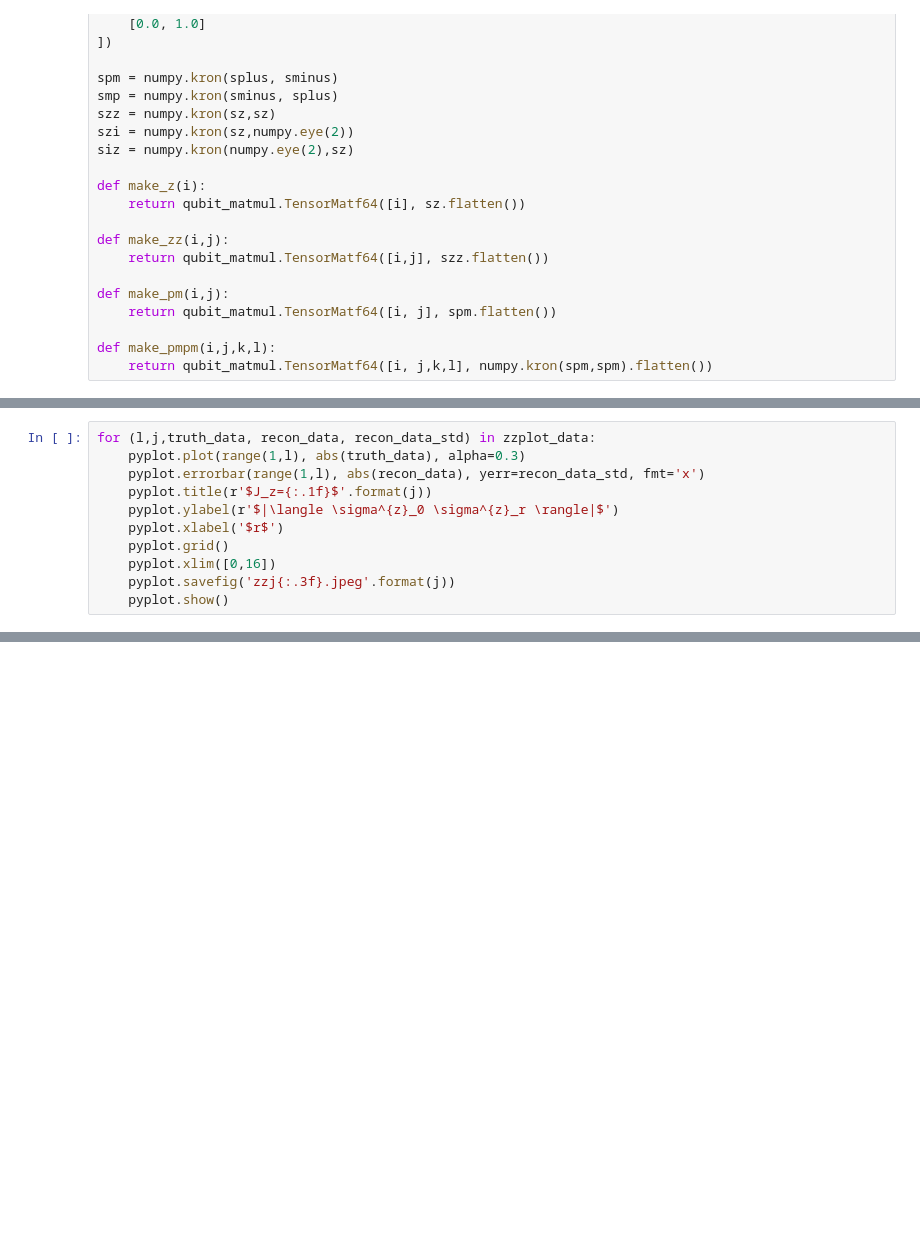
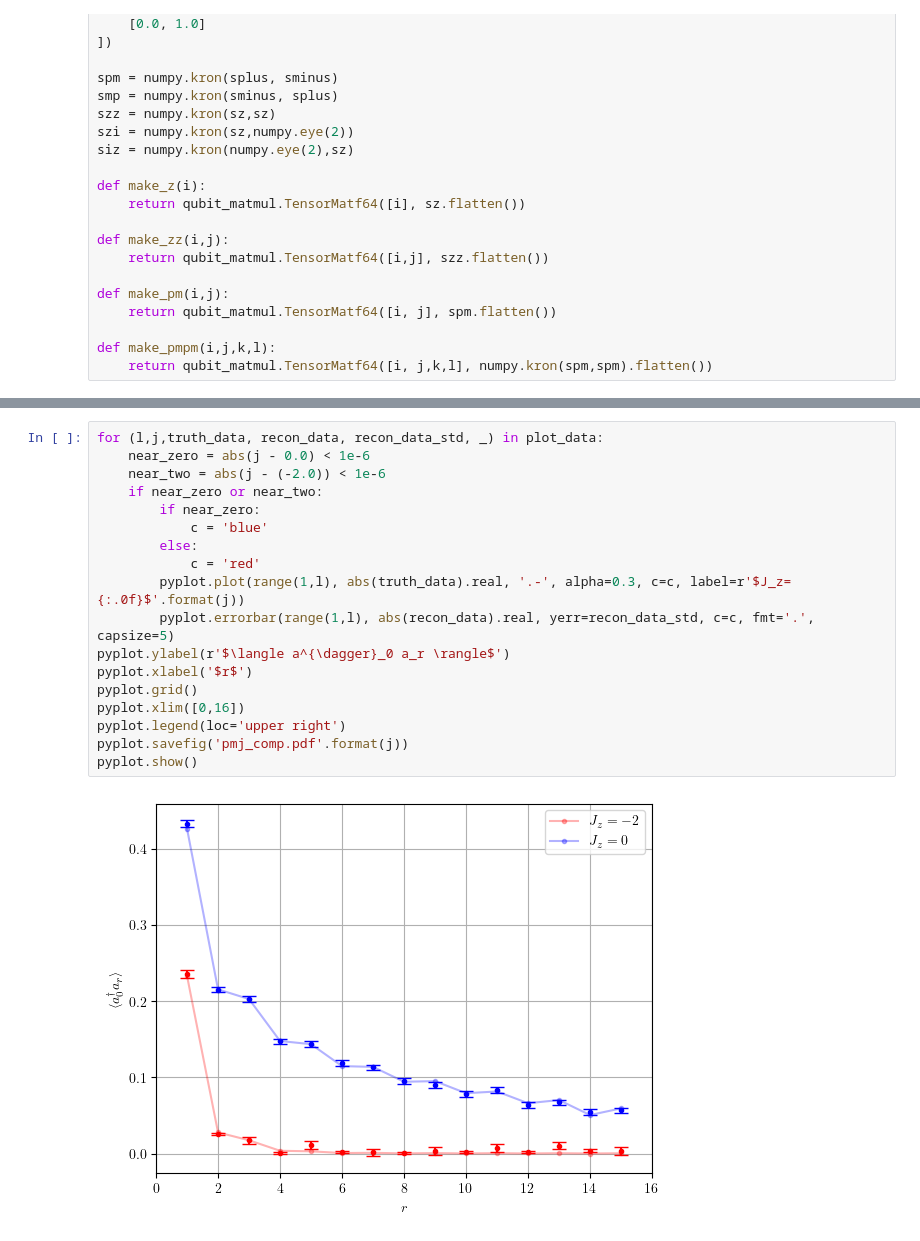
Before and after one commit to Renmusxd/NumberShadow, a Jupyter notebook: jupyter/AnalyzeData.ipynb, the cells around one changed output, grey strips where cells are left out. Cells and saved outputs as stored; diff of their text form; blank space fills up the shorter version.

```diff
--- a/jupyter/AnalyzeData.ipynb
+++ b/jupyter/AnalyzeData.ipynb
@@ -149,11 +195,0 @@ else:
-# %%
-for (l,j,truth_data, recon_data, recon_data_std) in zzplot_data:
-    pyplot.plot(range(1,l), abs(truth_data), alpha=0.3)
-    pyplot.errorbar(range(1,l), abs(recon_data), yerr=recon_data_std, fmt='x')
-    pyplot.title(r'$J_z={:.1f}$'.format(j))
-    pyplot.ylabel(r'$|\langle \sigma^{z}_0 \sigma^{z}_r \rangle|$')
-    pyplot.xlabel('$r$')
-    pyplot.grid()
-    pyplot.xlim([0,16])
-    pyplot.savefig('zzj{:.3f}.jpeg'.format(j))
-    pyplot.show()
@@ -164,0 +196,20 @@ for (l,j,truth_data, recon_data, recon_data_std) in zzplot_data:
+# %%
+for (l,j,truth_data, recon_data, recon_data_std, _) in plot_data:
+    near_zero = abs(j - 0.0) < 1e-6
+    near_two = abs(j - (-2.0)) < 1e-6
+    if near_zero or near_two:
+        if near_zero:
+            c = 'blue'
+        else:
+            c = 'red'
+        pyplot.plot(range(1,l), abs(truth_data).real, '.-', alpha=0.3, c=c, label=r'$J_z={:.0f}$'.format(j))
+        pyplot.errorbar(range(1,l), abs(recon_data).real, yerr=recon_data_std, c=c, fmt='.', capsize=5)
+pyplot.ylabel(r'$\langle a^{\dagger}_0 a_r \rangle$')
+pyplot.xlabel('$r$')
+pyplot.grid()
+pyplot.xlim([0,16])
+pyplot.legend(loc='upper right')
+pyplot.savefig('pmj_comp.pdf'.format(j))
+pyplot.show()
+# %% [output]
+[figure, added]
```
Also changed, not shown: parts of 25 cells of this notebook, 14 other files.
